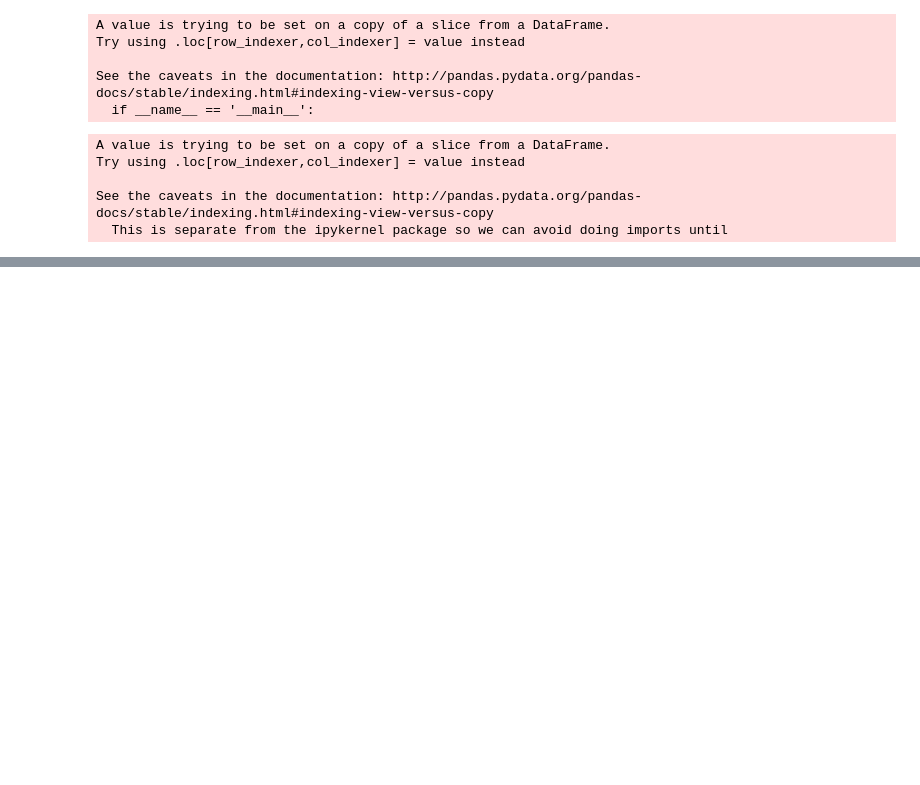
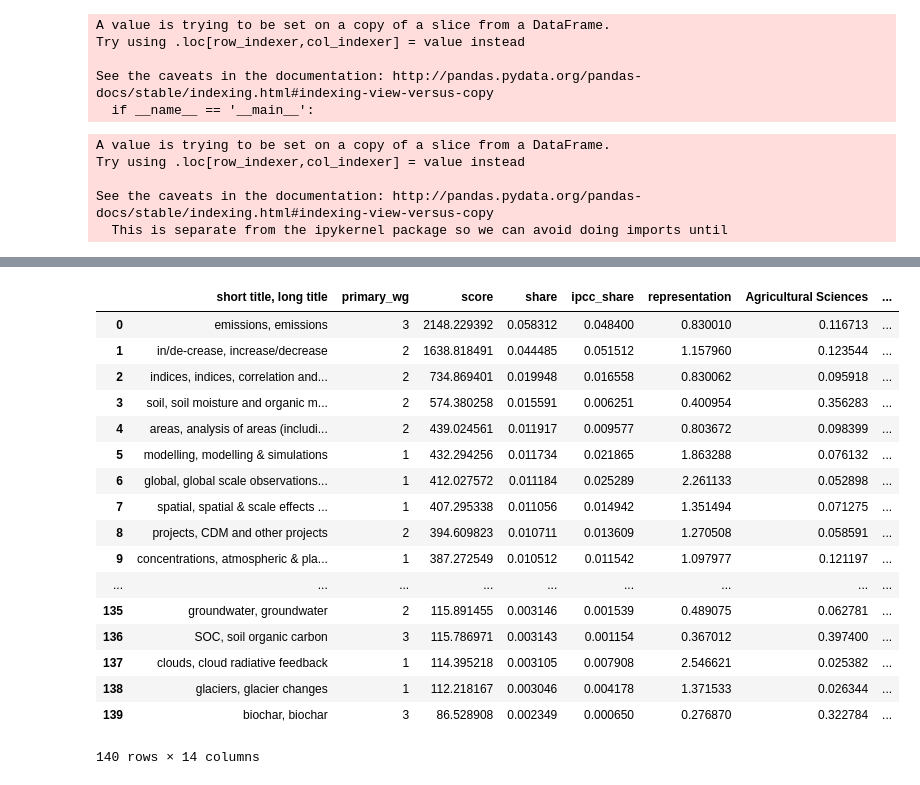
Before and after one commit to mcallaghan/cc-topography, a Jupyter notebook: code/topic_dis.ipynb, the cells around one changed output, grey strips where cells are left out. Drawn from its saved outputs; the diff is of its cells as text; code cells hidden in the pictures; blank space fills up the shorter version.

```diff
--- a/code/topic_dis.ipynb
+++ b/code/topic_dis.ipynb
@@ -814,0 +1023,36 @@ plt.show()
+# %%
+def get_t_prop(row, prop):
+    t = Topic.objects.get(title=row['title'],)
+    return getattr(t,prop)
+
+
+topic_df = df[['title','primary_wg','score','share','ipcc_share','representation','Agricultural Sciences',
+       'Engineering and Technology', 'Humanities',
+       'Medical and Health Sciences', 'Natural Sciences', 'Social Sciences']]
+
+topic_df = topic_df.sort_values('share',ascending=False).reset_index(drop=True)
+topic_df['top_words'] = topic_df.apply(get_t_prop, args=('top_words',), axis=1)
+topic_df['topic_id'] = topic_df.apply(get_t_prop, args=('id',), axis=1)
+
+topic_df = topic_df.rename(columns={"title": "short title, long title"})
+
+topic_df
+# %% [output]
+|  | short title, long title | primary_wg | score | share | ipcc_share | representation | Agricultural Sciences | ... |
+| 0 | emissions, emissions | 3 | 2148.229392 | 0.058312 | 0.048400 | 0.830010 | 0.116713 | ... |
+| 1 | in/de-crease, increase/decrease | 2 | 1638.818491 | 0.044485 | 0.051512 | 1.157960 | 0.123544 | ... |
+| 2 | indices, indices, correlation and... | 2 | 734.869401 | 0.019948 | 0.016558 | 0.830062 | 0.095918 | ... |
+| 3 | soil, soil moisture and organic m... | 2 | 574.380258 | 0.015591 | 0.006251 | 0.400954 | 0.356283 | ... |
+| 4 | areas, analysis of areas (includi... | 2 | 439.024561 | 0.011917 | 0.009577 | 0.803672 | 0.098399 | ... |
+| 5 | modelling, modelling & simulations | 1 | 432.294256 | 0.011734 | 0.021865 | 1.863288 | 0.076132 | ... |
+| 6 | global, global scale observations... | 1 | 412.027572 | 0.011184 | 0.025289 | 2.261133 | 0.052898 | ... |
+| 7 | spatial, spatial & scale effects ... | 1 | 407.295338 | 0.011056 | 0.014942 | 1.351494 | 0.071275 | ... |
+| 8 | projects, CDM and other projects | 2 | 394.609823 | 0.010711 | 0.013609 | 1.270508 | 0.058591 | ... |
+| 9 | concentrations, atmospheric & pla... | 1 | 387.272549 | 0.010512 | 0.011542 | 1.097977 | 0.121197 | ... |
+| ... | ... | ... | ... | ... | ... | ... | ... | ... |
+| 135 | groundwater, groundwater | 2 | 115.891455 | 0.003146 | 0.001539 | 0.489075 | 0.062781 | ... |
+| 136 | SOC, soil organic carbon | 3 | 115.786971 | 0.003143 | 0.001154 | 0.367012 | 0.397400 | ... |
+| 137 | clouds, cloud radiative feedback | 1 | 114.395218 | 0.003105 | 0.007908 | 2.546621 | 0.025382 | ... |
+| 138 | glaciers, glacier changes | 1 | 112.218167 | 0.003046 | 0.004178 | 1.371533 | 0.026344 | ... |
+| 139 | biochar, biochar | 3 | 86.528908 | 0.002349 | 0.000650 | 0.276870 | 0.322784 | ... |
+140 rows × 14 columns
```
Also changed, not shown: parts of 19 cells of this notebook, 45 other files.
